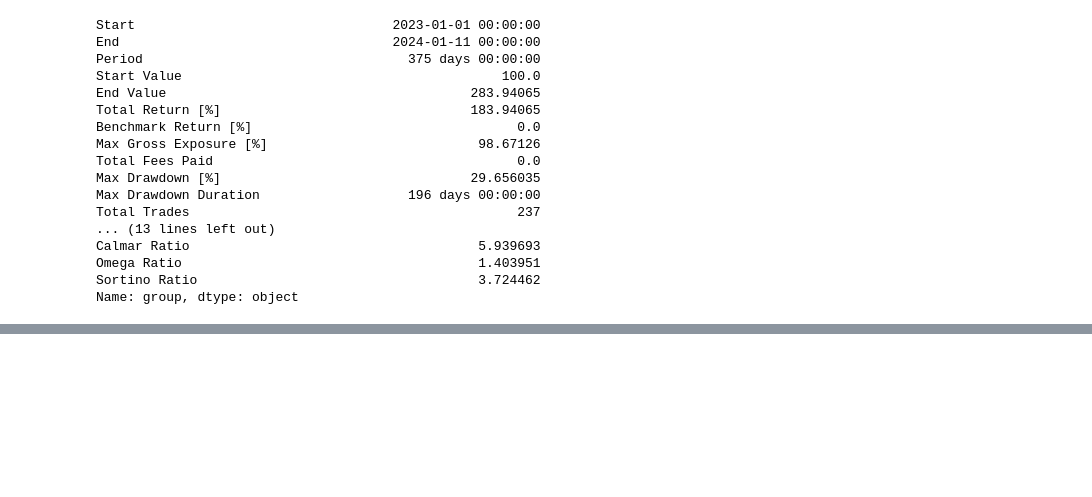
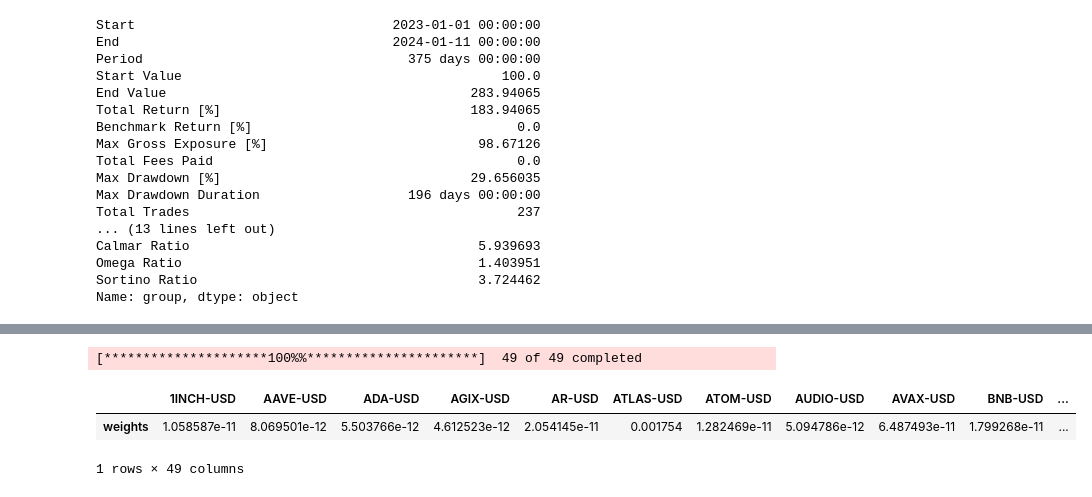
Before and after one commit to felipe7leal/Quant-Algo, a Jupyter notebook: Quantamental.ipynb, the cells around one changed output, grey strips where cells are left out. Drawn from its saved outputs; the diff is of its cells as text; code cells hidden in the pictures; blank space fills up the shorter version.

```diff
--- a/Quantamental.ipynb
+++ b/Quantamental.ipynb
@@ -1718,0 +1772,50 @@ Name: group, dtype: object
+# %%
+# último ciclo halving + bullrun
+start = '2020-01-01'
+end = '2021-12-31'
+
+precos = yf.download(ativos, start=start, end=end)['Close']
+retornos = precos.pct_change().dropna()
+
+'''
+Otimização de Markowitz e o modelo Max Sharpe Ratio
+Maximizar retorno e minimizar o risco
+'''
+
+mu = 'hist' #estimando os retornos com base no histórico
+cov = 'hist' #estimar a matriz de covariância através do histórico
+
+# Dividir os retornos em Bitcoin e altcoins
+retornos_alts = retornos.drop(columns='BTC-USD')
+
+# Criar portfólio para altcoins
+portfolio_alts = rp.Portfolio(returns=retornos_alts)
+
+# Estimar parâmetros
+portfolio_alts.assets_stats(method_mu=mu, method_cov=cov, d=0.94)
+# %% [output]
+[*********************100%%**********************]  49 of 49 completed
+# %%
+# Construir o modelo de otimização
+
+model='Classic'  # Modelo de otimização
+rm='MV'  # Método de otimização
+obj='Sharpe'  # Objetivo da otimização
+hist=True  # Usar dados históricos
+rf=0  # Taxa livre de risco
+l=0  # Lambda
+
+# Aplicar a otimização no portfólio das altcoins
+w = portfolio_alts.optimization(model=model, rm=rm, obj=obj, rf=rf, l=l, hist=hist)
+
+# Alocar 60% para altcoins (os pesos serão normalizados para somar 1, então precisamos multiplicar por 0.6)
+w = w * 0.6
+
+# Alocar 40% para Bitcoin
+w.loc['BTC-USD'] = 0.4
+
+display(w.T)
+# %% [output]
+|  | 1INCH-USD | AAVE-USD | ADA-USD | AGIX-USD | AR-USD | ATLAS-USD | ATOM-USD | AUDIO-USD | AVAX-USD | BNB-USD | ... |
+| weights | 1.058587e-11 | 8.069501e-12 | 5.503766e-12 | 4.612523e-12 | 2.054145e-11 | 0.001754 | 1.282469e-11 | 5.094786e-12 | 6.487493e-11 | 1.799268e-11 | ... |
+1 rows × 49 columns
```
Also changed, not shown: parts of 15 cells of this notebook.
